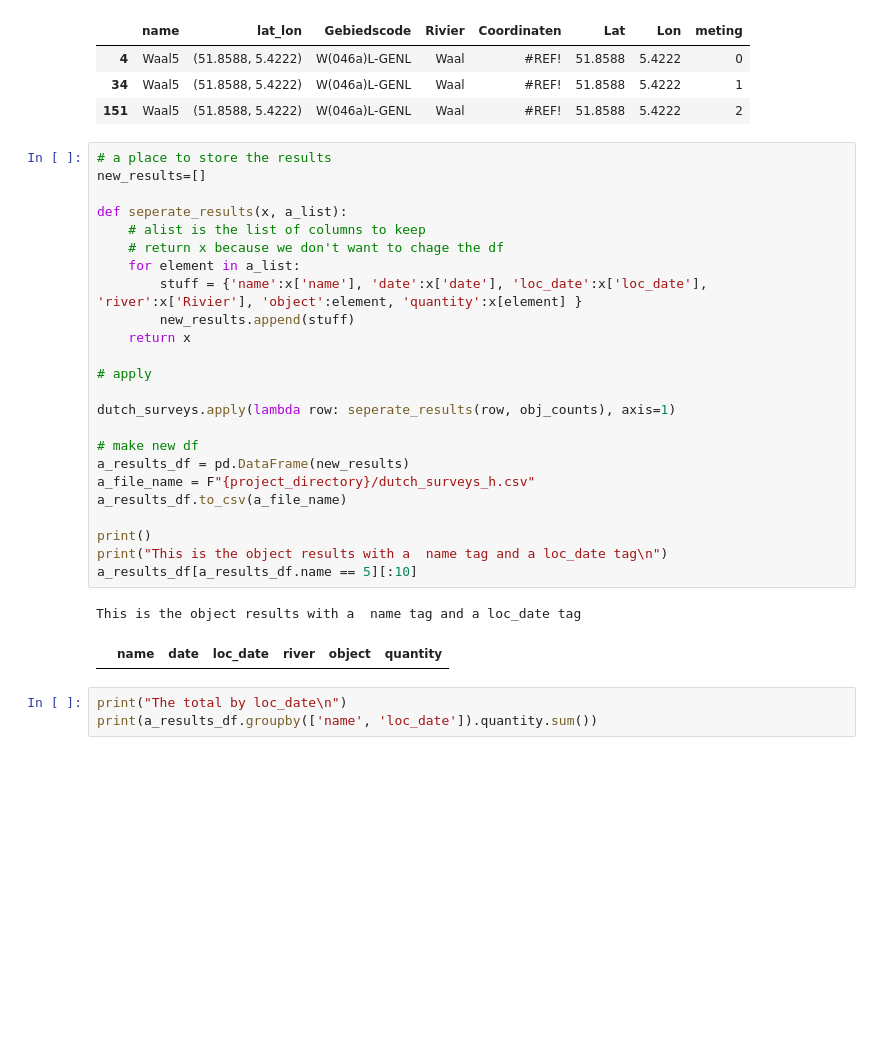
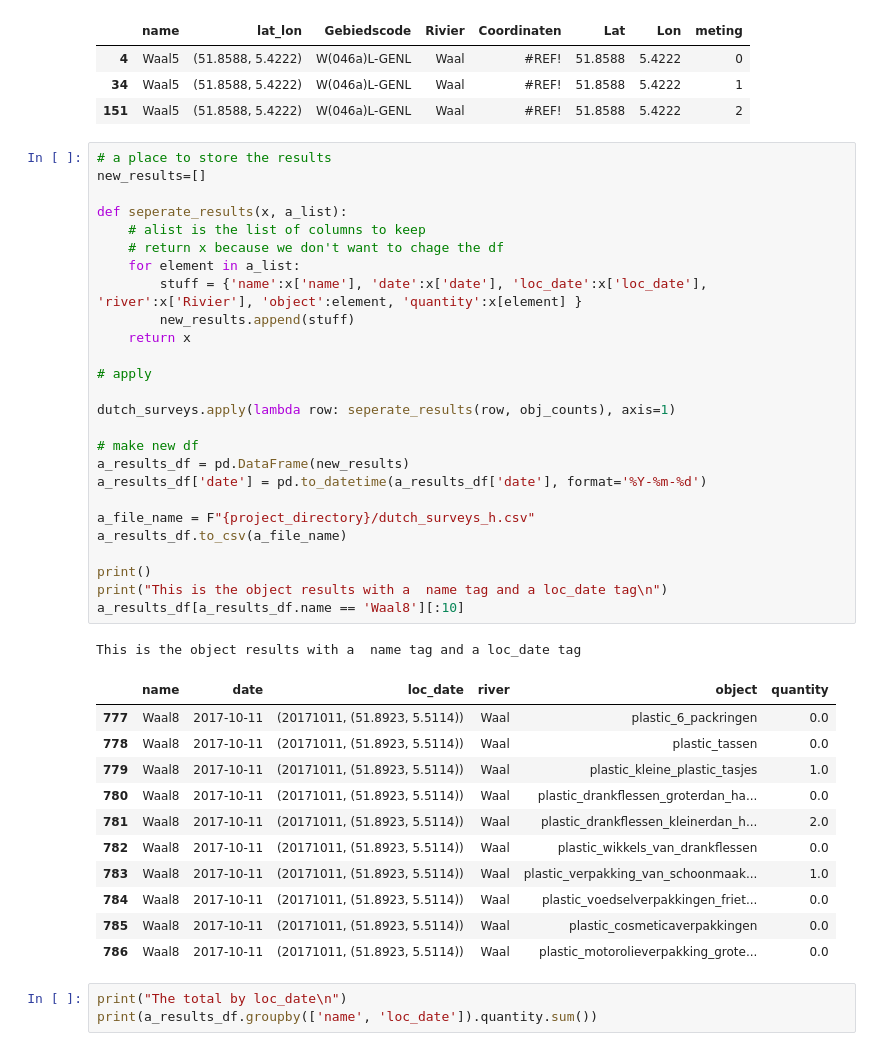
Before and after one commit to hammerdirt-analyst/rhinecode, a Jupyter notebook: harmonizesurveyresults.ipynb, the cells around one changed output. Cells and saved outputs as stored; diff of their text form; blank space fills up the shorter version.

```diff
--- a/harmonizesurveyresults.ipynb
+++ b/harmonizesurveyresults.ipynb
@@ -339,30 +353,42 @@ Serach by lat/lon combination
 # %%
 # a place to store the results
 new_results=[]
 
 def seperate_results(x, a_list):
     # alist is the list of columns to keep
     # return x because we don't want to chage the df
     for element in a_list:
         stuff = {'name':x['name'], 'date':x['date'], 'loc_date':x['loc_date'], 'river':x['Rivier'], 'object':element, 'quantity':x[element] }
         new_results.append(stuff)
     return x
 
 # apply
 
 dutch_surveys.apply(lambda row: seperate_results(row, obj_counts), axis=1)
 
 # make new df
 a_results_df = pd.DataFrame(new_results)
+a_results_df['date'] = pd.to_datetime(a_results_df['date'], format='%Y-%m-%d')
+
 a_file_name = F"{project_directory}/dutch_surveys_h.csv"
 a_results_df.to_csv(a_file_name)
 
 print()
 print("This is the object results with a  name tag and a loc_date tag\n")
-a_results_df[a_results_df.name == 5][:10]
+a_results_df[a_results_df.name == 'Waal8'][:10]
 # %% [output]
 This is the object results with a  name tag and a loc_date tag
 |  | name | date | loc_date | river | object | quantity |
+| 777 | Waal8 | 2017-10-11 | (20171011, (51.8923, 5.5114)) | Waal | plastic_6_packringen | 0.0 |
+| 778 | Waal8 | 2017-10-11 | (20171011, (51.8923, 5.5114)) | Waal | plastic_tassen | 0.0 |
+| 779 | Waal8 | 2017-10-11 | (20171011, (51.8923, 5.5114)) | Waal | plastic_kleine_plastic_tasjes | 1.0 |
+| 780 | Waal8 | 2017-10-11 | (20171011, (51.8923, 5.5114)) | Waal | plastic_drankflessen_groterdan_ha... | 0.0 |
+| 781 | Waal8 | 2017-10-11 | (20171011, (51.8923, 5.5114)) | Waal | plastic_drankflessen_kleinerdan_h... | 2.0 |
+| 782 | Waal8 | 2017-10-11 | (20171011, (51.8923, 5.5114)) | Waal | plastic_wikkels_van_drankflessen | 0.0 |
+| 783 | Waal8 | 2017-10-11 | (20171011, (51.8923, 5.5114)) | Waal | plastic_verpakking_van_schoonmaak... | 1.0 |
+| 784 | Waal8 | 2017-10-11 | (20171011, (51.8923, 5.5114)) | Waal | plastic_voedselverpakkingen_friet... | 0.0 |
+| 785 | Waal8 | 2017-10-11 | (20171011, (51.8923, 5.5114)) | Waal | plastic_cosmeticaverpakkingen | 0.0 |
+| 786 | Waal8 | 2017-10-11 | (20171011, (51.8923, 5.5114)) | Waal | plastic_motorolieverpakking_grote... | 0.0 |
 # %%
 print("The total by loc_date\n")
 print(a_results_df.groupby(['name', 'loc_date']).quantity.sum())
```
Also changed, not shown: parts of 8 cells of this notebook, 5 other files.
